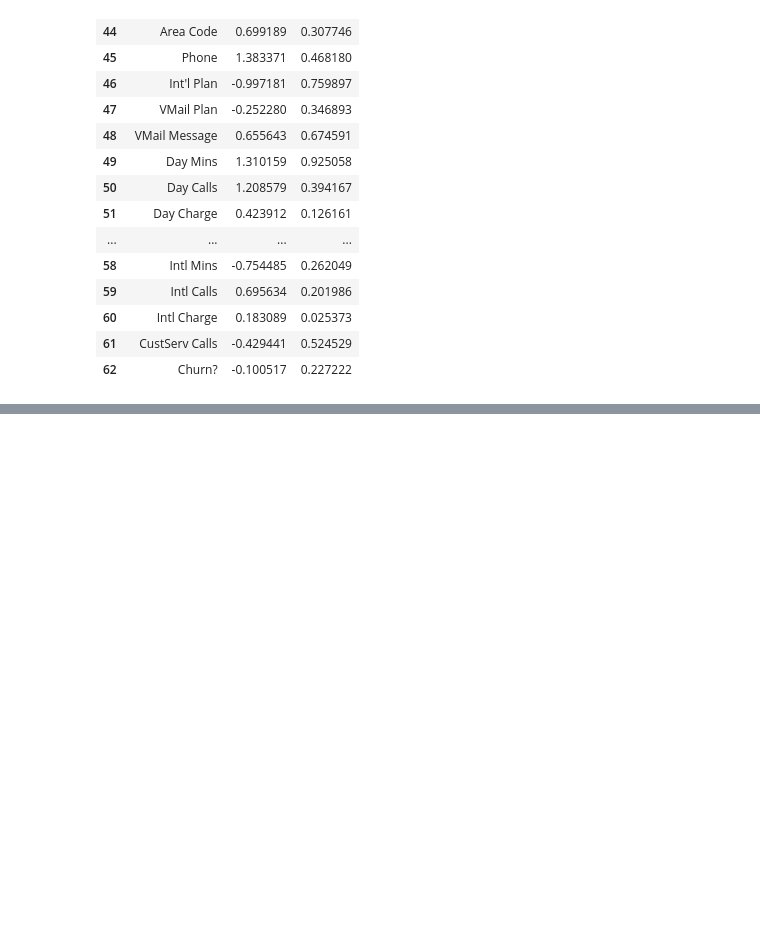
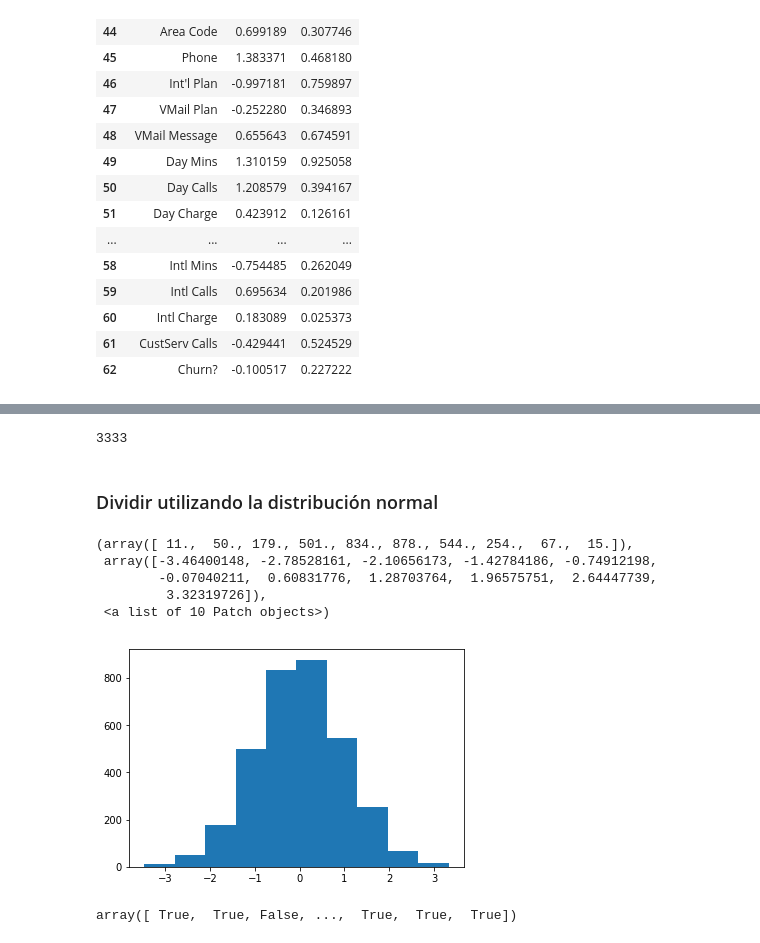
Before and after one commit to slopezv2/machilelearningpy, a Jupyter notebook: Seccion5.ipynb, the cells around one changed output, grey strips where cells are left out. Saved outputs shown, nothing was run; the diff lists cells and outputs as text; code cells hidden in the pictures; blank space fills up the shorter version.

```diff
--- a/Seccion5.ipynb
+++ b/Seccion5.ipynb
@@ -634,0 +1083,11 @@ new_data
+# %%
+data = pd.read_csv("https://raw.githubusercontent.com/joanby/python-ml-course/master/datasets/customer-churn-model/Customer%20Churn%20Model.txt")
+# %%
+len(data)
+# %% [output]
+3333
+# %% [markdown]
+### Dividir utilizando la distribución normal
+# %%
+import numpy as np
+a = np.random.randn(len(data))
@@ -634,0 +1096,14 @@ new_data
+# %%
+plt.hist(a)
+# %% [output]
+(array([ 11.,  50., 179., 501., 834., 878., 544., 254.,  67.,  15.]),
+ array([-3.46400148, -2.78528161, -2.10656173, -1.42784186, -0.74912198,
+        -0.07040211,  0.60831776,  1.28703764,  1.96575751,  2.64447739,
+         3.32319726]),
+ <a list of 10 Patch objects>)
+[figure, added]
+# %%
+check = (a< 0.8)
+check
+# %% [output]
+array([ True,  True, False, ...,  True,  True,  True])
```
Also changed, not shown: parts of 147 cells of this notebook.
